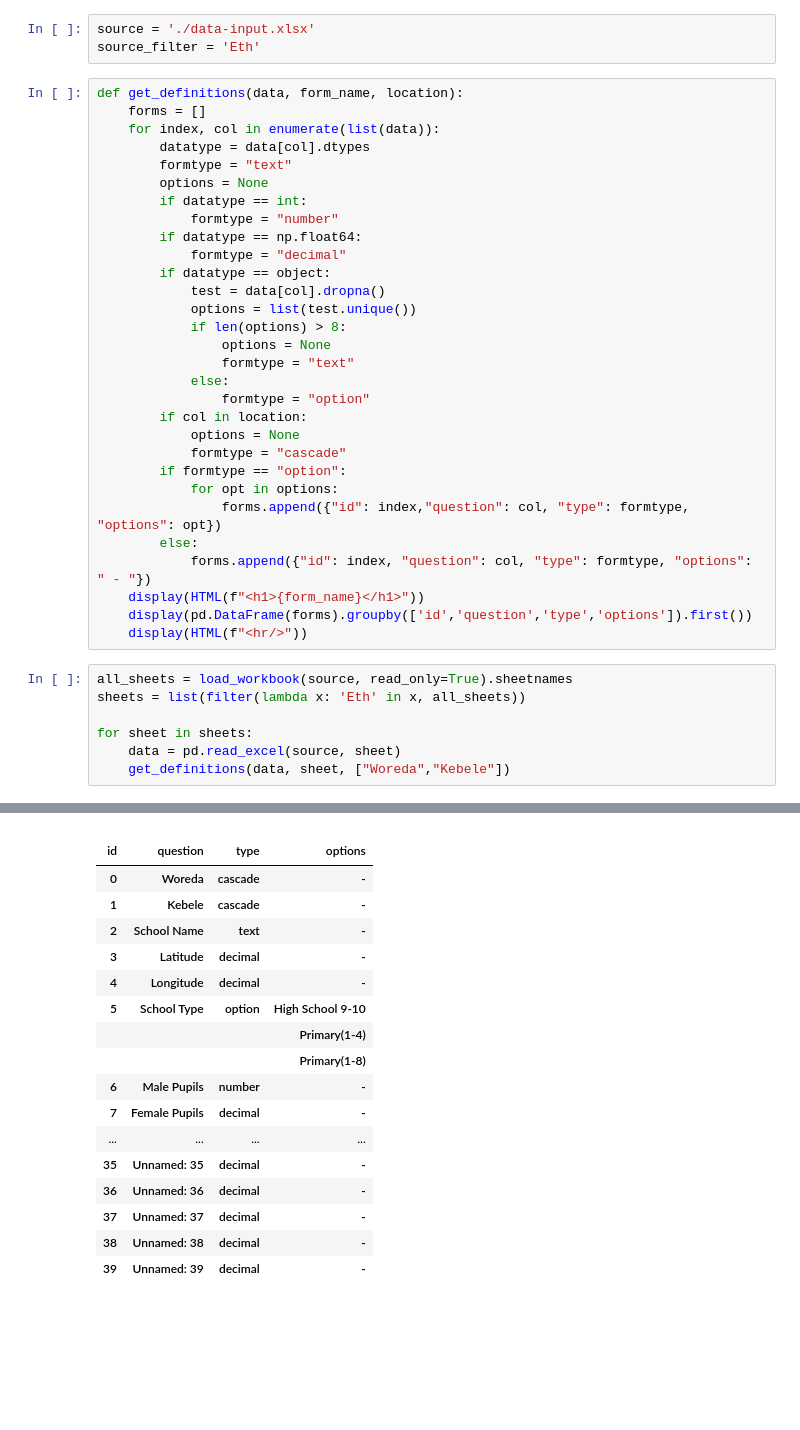
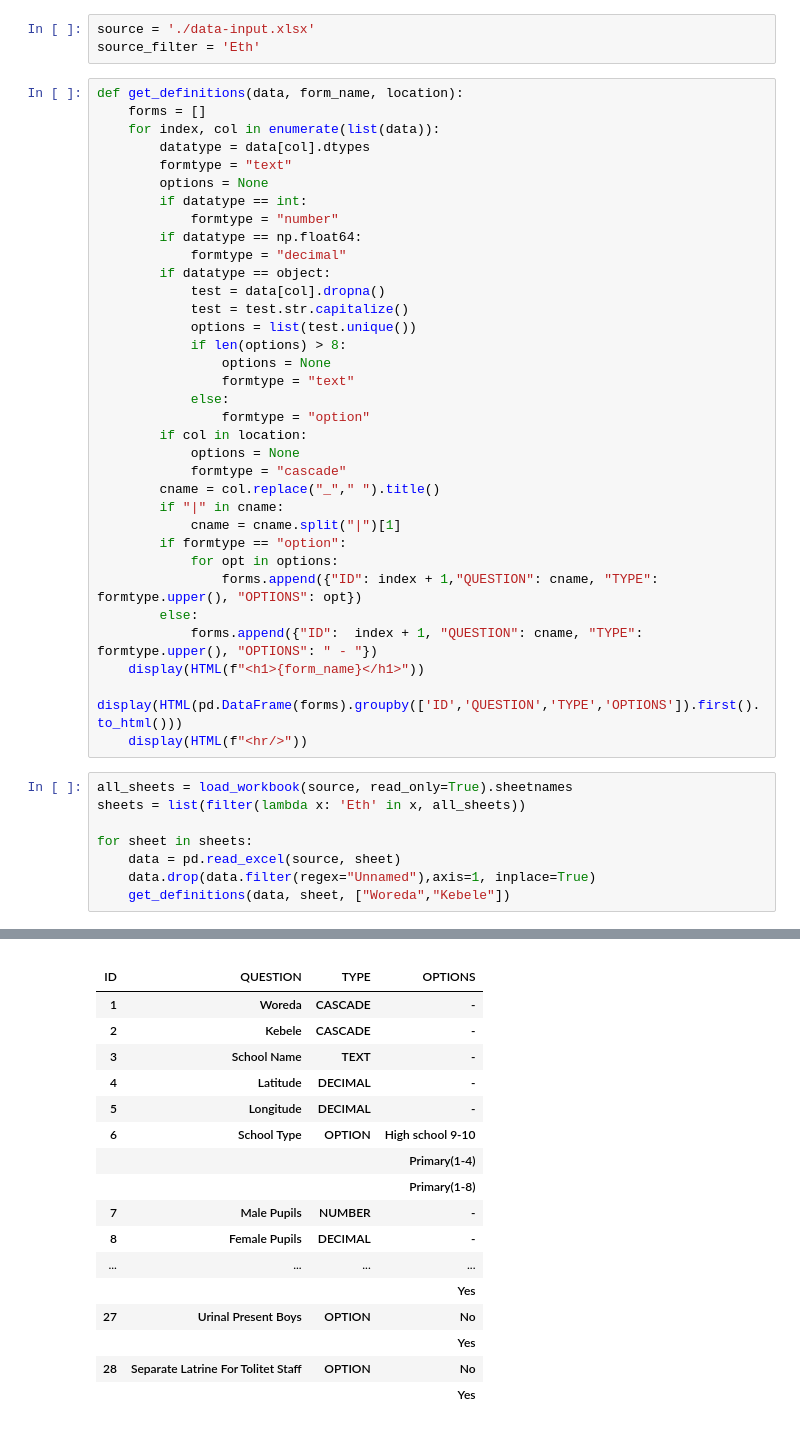
Before and after one commit to akvo/wai-sdg-portal, a Jupyter notebook: doc/question_definitions.ipynb, the cells around one changed output, grey strips where cells are left out. Saved outputs shown, nothing was run; the diff lists cells and outputs as text; blank space fills up the shorter version.

Commit message:
[#4] Remove unnamed question

```diff
--- a/doc/question_definitions.ipynb
+++ b/doc/question_definitions.ipynb
@@ -19,6 +19,7 @@ def get_definitions(data, form_name, location):
             formtype = "decimal"
         if datatype == object:
             test = data[col].dropna()
+            test = test.str.capitalize()
             options = list(test.unique())
             if len(options) > 8:
                 options = None
@@ -28,13 +29,16 @@ def get_definitions(data, form_name, location):
         if col in location:
             options = None
             formtype = "cascade"
+        cname = col.replace("_"," ").title()
+        if "|" in cname:
+            cname = cname.split("|")[1]
         if formtype == "option":
             for opt in options:
-                forms.append({"id": index,"question": col, "type": formtype, "options": opt})
+                forms.append({"ID": index + 1,"QUESTION": cname, "TYPE": formtype.upper(), "OPTIONS": opt})
         else:
-            forms.append({"id": index, "question": col, "type": formtype, "options": " - "})
+            forms.append({"ID":  index + 1, "QUESTION": cname, "TYPE": formtype.upper(), "OPTIONS": " - "})
     display(HTML(f"<h1>{form_name}</h1>"))
-    display(pd.DataFrame(forms).groupby(['id','question','type','options']).first())
+    display(HTML(pd.DataFrame(forms).groupby(['ID','QUESTION','TYPE','OPTIONS']).first().to_html()))
     display(HTML(f"<hr/>"))
 # %%
 all_sheets = load_workbook(source, read_only=True).sheetnames
@@ -42,6 +46,7 @@ sheets = list(filter(lambda x: 'Eth' in x, all_sheets))
 
 for sheet in sheets:
     data = pd.read_excel(source, sheet)
+    data.drop(data.filter(regex="Unnamed"),axis=1, inplace=True)
     get_definitions(data, sheet, ["Woreda","Kebele"])
 # %% [output]
 Eth HH
@@ -86,23 +91,23 @@ Eth Health
 [interactive output not drawn]
 Eth School
 |  |  |  |  |
-| id | question | type | options |
-| 0 | Woreda | cascade | - |
-| 1 | Kebele | cascade | - |
-| 2 | School Name | text | - |
-| 3 | Latitude | decimal | - |
-| 4 | Longitude | decimal | - |
-| 5 | School Type | option | High School 9-10 |
+| ID | QUESTION | TYPE | OPTIONS |
+| 1 | Woreda | CASCADE | - |
+| 2 | Kebele | CASCADE | - |
+| 3 | School Name | TEXT | - |
+| 4 | Latitude | DECIMAL | - |
+| 5 | Longitude | DECIMAL | - |
+| 6 | School Type | OPTION | High school 9-10 |
 |  |  |  | Primary(1-4) |
 |  |  |  | Primary(1-8) |
-| 6 | Male Pupils | number | - |
-| 7 | Female Pupils | decimal | - |
+| 7 | Male Pupils | NUMBER | - |
+| 8 | Female Pupils | DECIMAL | - |
 | ... | ... | ... | ... |
-| 35 | Unnamed: 35 | decimal | - |
-| 36 | Unnamed: 36 | decimal | - |
-| 37 | Unnamed: 37 | decimal | - |
-| 38 | Unnamed: 38 | decimal | - |
-| 39 | Unnamed: 39 | decimal | - |
+|  |  |  | Yes |
+| 27 | Urinal Present Boys | OPTION | No |
+|  |  |  | Yes |
+| 28 | Separate Latrine For Tolitet Staff | OPTION | No |
+|  |  |  | Yes |
 [interactive output not drawn]
 Eth WP
 |  |  |  |  |
```
Also changed, not shown: parts of 1 cell of this notebook.
